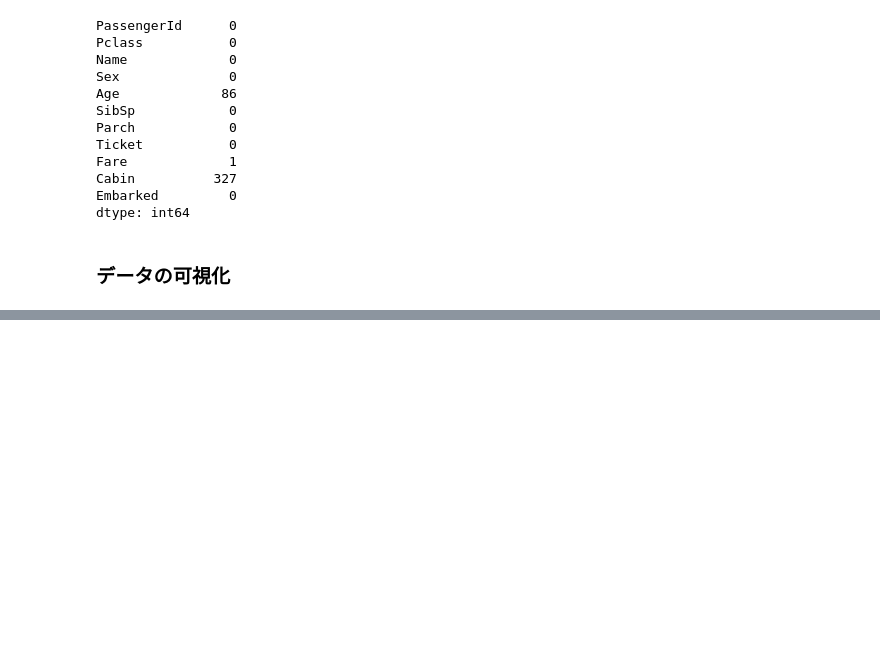
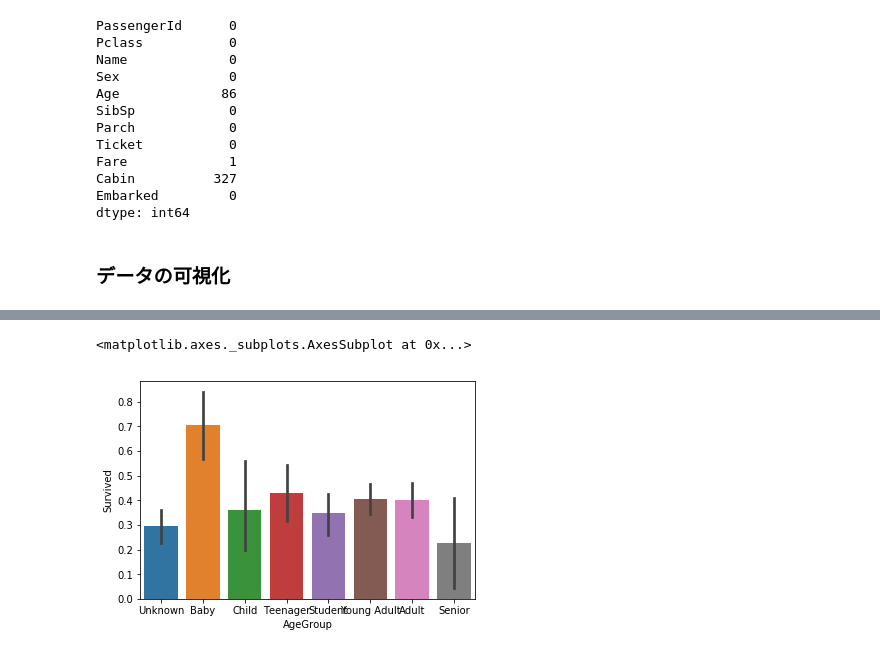
Before and after one commit to aki-06/Learning_AI, a Jupyter notebook: titanic.ipynb, the cells around one changed output, grey strips where cells are left out. Saved outputs shown, nothing was run; the diff lists cells and outputs as text; code cells hidden in the pictures; blank space fills up the shorter version.

```diff
--- a/titanic.ipynb
+++ b/titanic.ipynb
@@ -110,0 +158,13 @@ Percentage of males who survived:  18.8908145581
+# %%
+# Age
+train['Age'] = train['Age'].fillna(-0.5)
+test['Age'] = test['Age'].fillna(-0.5)
+bins = [-1, 0, 5, 12, 18, 24, 35, 60, np.inf]
+labels = ['Unknown', 'Baby', 'Child', 'Teenager', 'Student', 'Young Adult', 'Adult', 'Senior']
+train['AgeGroup'] = pd.cut(train['Age'], bins, labels=labels)
+test['AgeGroup'] = pd.cut(test['Age'], bins, labels=labels)
+
+sns.barplot(x='AgeGroup', y='Survived', data=train)
+# %% [output]
+<matplotlib.axes._subplots.AxesSubplot at 0x...>
+[figure, added]
```
Also changed, not shown: parts of 7 cells of this notebook.
